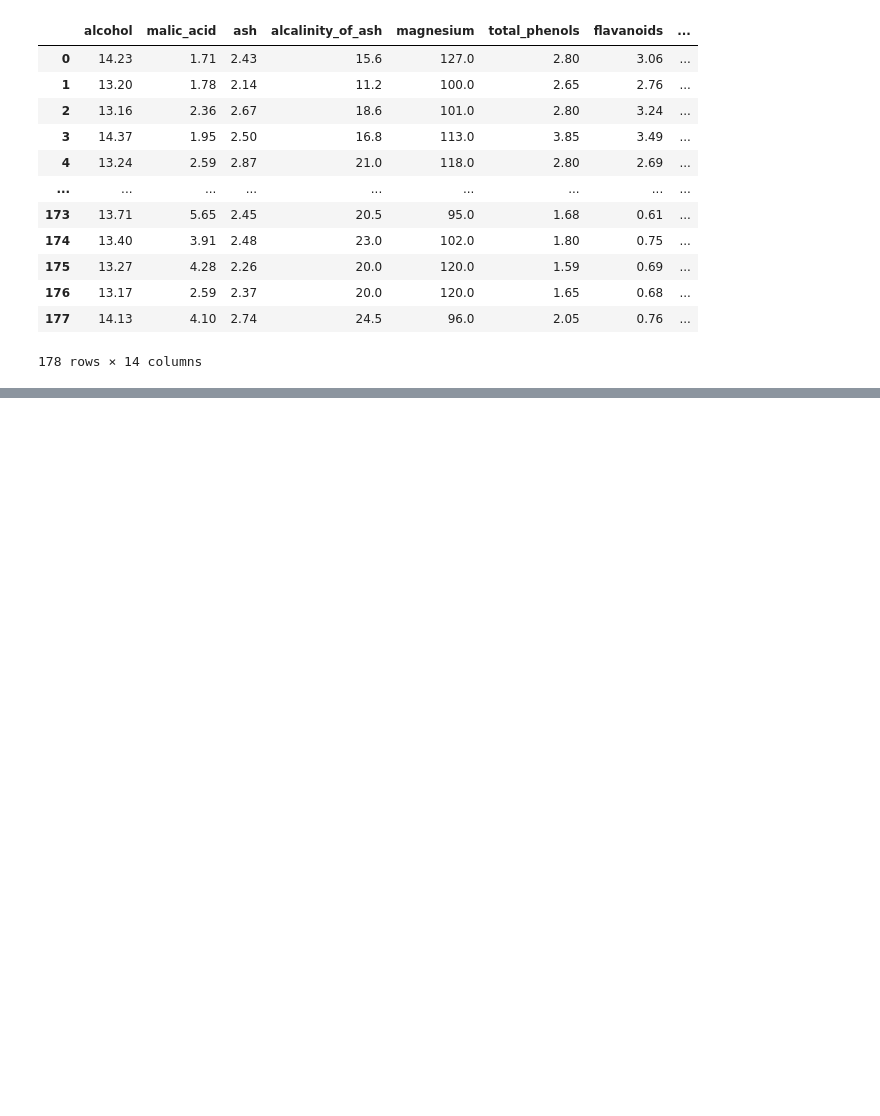
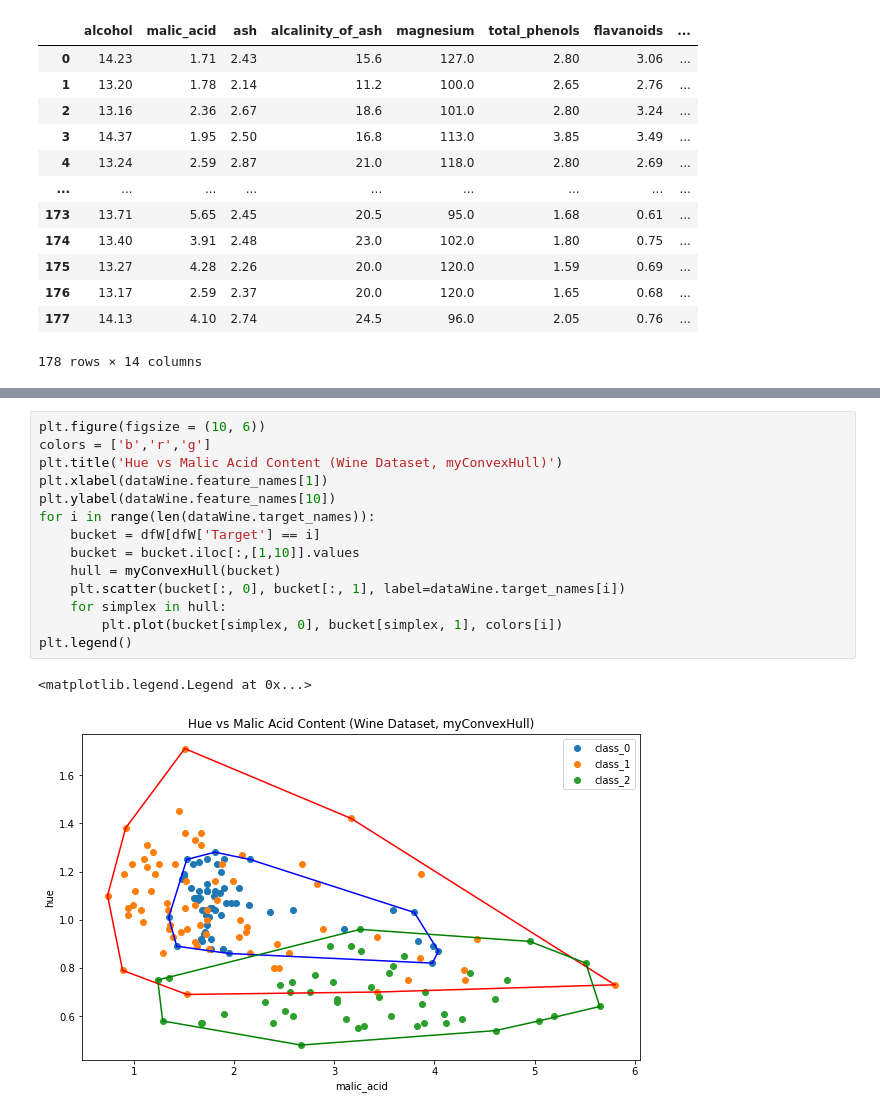
Before and after one commit to zaydzuhri/Tucil2_13520144, a Jupyter notebook: src/ConvexHull.ipynb, the cells around one changed output, grey strips where cells are left out. Drawn from its saved outputs; the diff is of its cells as text; blank space fills up the shorter version.

```diff
--- a/src/ConvexHull.ipynb
+++ b/src/ConvexHull.ipynb
@@ -241,0 +250,17 @@ plt.legend()
+# %%
+plt.figure(figsize = (10, 6))
+colors = ['b','r','g']
+plt.title('Hue vs Malic Acid Content (Wine Dataset, myConvexHull)')
+plt.xlabel(dataWine.feature_names[1])
+plt.ylabel(dataWine.feature_names[10])
+for i in range(len(dataWine.target_names)):
+    bucket = dfW[dfW['Target'] == i]
+    bucket = bucket.iloc[:,[1,10]].values
+    hull = myConvexHull(bucket)
+    plt.scatter(bucket[:, 0], bucket[:, 1], label=dataWine.target_names[i])
+    for simplex in hull:
+        plt.plot(bucket[simplex, 0], bucket[simplex, 1], colors[i])
+plt.legend()
+# %% [output]
+<matplotlib.legend.Legend at 0x...>
+[figure, added]
```
Also changed, not shown: parts of 9 cells of this notebook.
